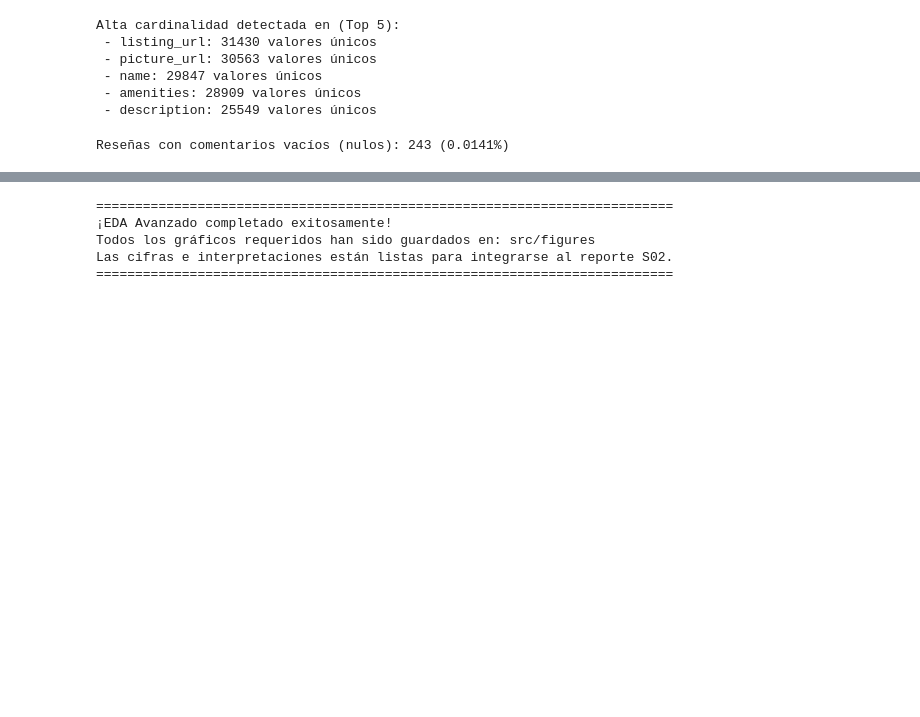
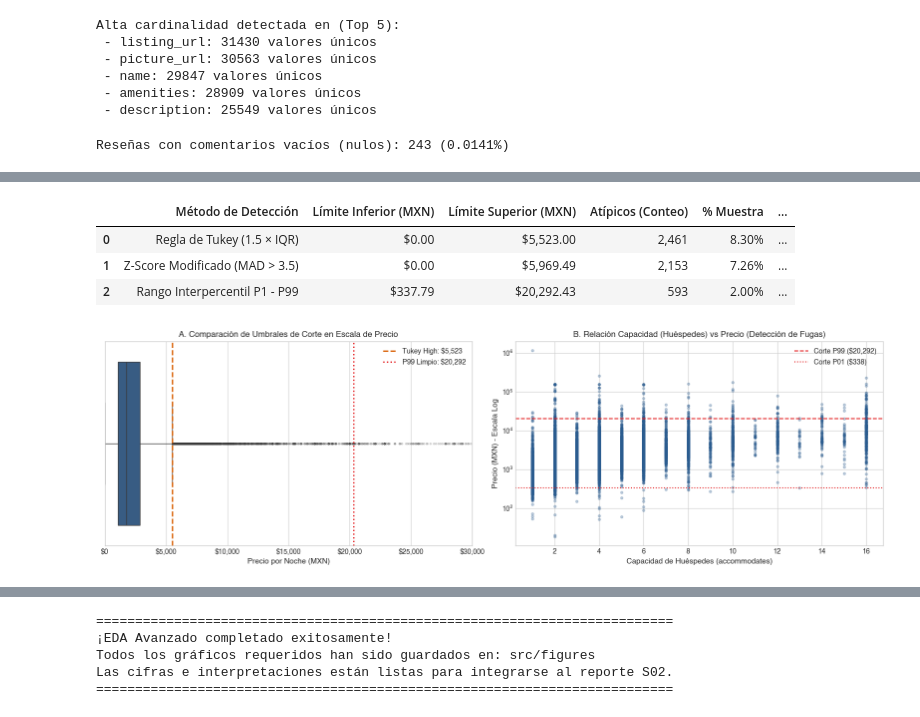
Before and after one commit to josenomberto/UTEC-CDIAV3-MCD8015, a Jupyter notebook: src/01_eda.ipynb, the cells around one changed output, grey strips where cells are left out. Saved outputs shown, nothing was run; the diff lists cells and outputs as text; code cells hidden in the pictures; blank space fills up the shorter version.

```diff
--- a/src/01_eda.ipynb
+++ b/src/01_eda.ipynb
@@ -550,0 +719,65 @@ Reseñas con comentarios vacíos (nulos): 243 (0.0141%)
+# %%
+# ==============================================================================
+# 5. DETECCIÓN MULTIDIMENSIONAL DE OUTLIERS EN TARIFA (MXN)
+# ==============================================================================
+p_series = df_listings['price_clean'].dropna()
+
+# 1. Regla de Tukey (IQR)
+q25 = p_series.quantile(0.25)
+q75 = p_series.quantile(0.75)
+iqr = q75 - q25
+tukey_low = max(0, q25 - 1.5 * iqr)
+tukey_high = q75 + 1.5 * iqr
+tukey_outliers = (p_series < tukey_low) | (p_series > tukey_high)
+
+# 2. Z-Score Modificado (MAD)
+median_p = p_series.median()
+mad = np.median(np.abs(p_series - median_p))
+mod_z_score = 0.6745 * np.abs(p_series - median_p) / mad
+mad_outliers = mod_z_score > 3.5
+
+# 3. Percentiles P1 - P99
+p01_val = p_series.quantile(0.01)
+p99_val = p_series.quantile(0.99)
+pct_outliers = (p_series < p01_val) | (p_series > p99_val)
+
+outlier_comparison = pd.DataFrame([
+    {"Método de Detección": "Regla de Tukey (1.5 × IQR)", "Límite Inferior (MXN)": f"${tukey_low:,.2f}", "Límite Superior (MXN)": f"${tukey_high:,.2f}", "Atípicos (Conteo)": f"{tukey_outliers.sum():,}", "% Muestra": f"{tukey_outliers.mean()*100:.2f}%", "Veredicto de Dominio": "Demasiado estricto: recorta propiedades de lujo legítimas (> $5,523 MXN)."},
+    {"Método de Detección": "Z-Score Modificado (MAD > 3.5)", "Límite Inferior (MXN)": f"${max(0, median_p - 3.5*mad/0.6745):,.2f}", "Límite Superior (MXN)": f"${median_p + 3.5*mad/0.6745:,.2f}", "Atípicos (Conteo)": f"{mad_outliers.sum():,}", "% Muestra": f"{mad_outliers.mean()*100:.2f}%", "Veredicto de Dominio": "Inestable en colas largas (> $6,375 MXN)."},
+    {"Método de Detección": "Rango Interpercentil P1 - P99", "Límite Inferior (MXN)": f"${p01_val:,.2f}", "Límite Superior (MXN)": f"${p99_val:,.2f}", "Atípicos (Conteo)": f"{pct_outliers.sum():,}", "% Muestra": f"{pct_outliers.mean()*100:.2f}%", "Veredicto de Dominio": "ÓPTIMO: elimina anomalías defensivas ($1.14M) y de prueba ($18), preservando el lujo hasta $20k."}
+])
+
+display(outlier_comparison)
+# %% [output]
+|  | Método de Detección | Límite Inferior (MXN) | Límite Superior (MXN) | Atípicos (Conteo) | % Muestra | ... |
+| 0 | Regla de Tukey (1.5 × IQR) | $0.00 | $5,523.00 | 2,461 | 8.30% | ... |
+| 1 | Z-Score Modificado (MAD > 3.5) | $0.00 | $5,969.49 | 2,153 | 7.26% | ... |
+| 2 | Rango Interpercentil P1 - P99 | $337.79 | $20,292.43 | 593 | 2.00% | ... |
+# %%
+# Visualización de Métodos de Detección de Outliers
+fig, axes = plt.subplots(1, 2, figsize=(16, 5))
+
+# 1. Boxplot con Líneas de Umbral
+sns.boxplot(x=p_series, ax=axes[0], color=COLOR_INFO, flierprops={'marker': 'o', 'markersize': 2, 'alpha': 0.3})
+axes[0].axvline(tukey_high, color=COLOR_WARN, linestyle='--', linewidth=2, label=f'Tukey High: ${tukey_high:,.0f}')
+axes[0].axvline(p99_val, color=COLOR_FAIL, linestyle=':', linewidth=2, label=f'P99 Limpio: ${p99_val:,.0f}')
+axes[0].set_title('A. Comparación de Umbrales de Corte en Escala de Precio', fontweight='bold')
+axes[0].set_xlabel('Precio por Noche (MXN)')
+axes[0].set_xlim(0, 30000)
+axes[0].xaxis.set_major_formatter(ticker.StrMethodFormatter('${x:,.0f}'))
+axes[0].legend()
+
+# 2. Gráfico de Dispersión: Capacidad vs Precio (Identificando Casos Absurdos)
+scatter = axes[1].scatter(df_listings['accommodates'], df_listings['price_clean'], alpha=0.3, color=COLOR_INFO, s=12)
+axes[1].axhline(p99_val, color=COLOR_FAIL, linestyle='--', label=f'Corte P99 (${p99_val:,.0f})')
+axes[1].axhline(p01_val, color=COLOR_FAIL, linestyle=':', label=f'Corte P01 (${p01_val:,.0f})')
+axes[1].set_title('B. Relación Capacidad (Huéspedes) vs Precio (Detección de Fugas)', fontweight='bold')
+axes[1].set_xlabel('Capacidad de Huéspedes (accommodates)')
+axes[1].set_ylabel('Precio (MXN) - Escala Log')
+axes[1].set_yscale('log')
+axes[1].legend()
+
+plt.tight_layout()
+plt.show()
+# %% [output]
+[figure, added]
```
Also changed, not shown: parts of 11 cells of this notebook.
